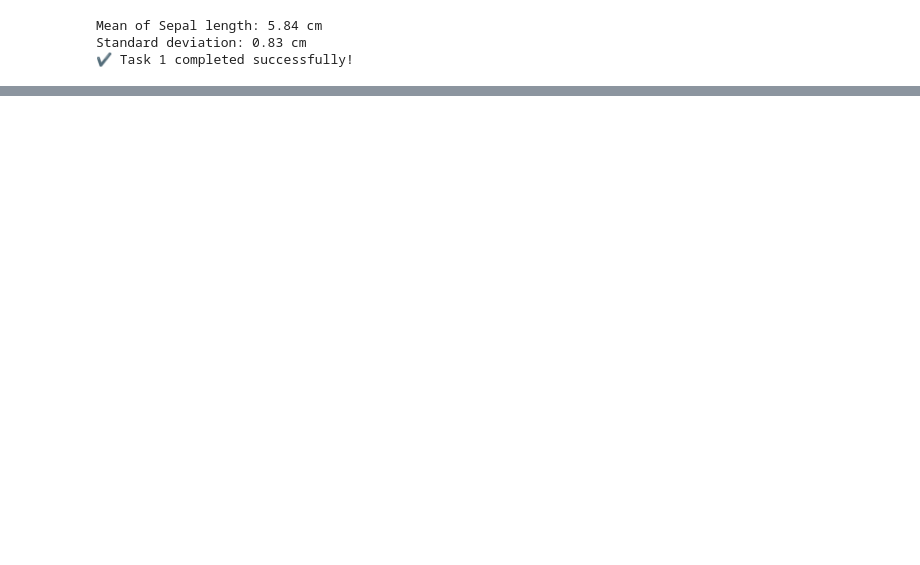
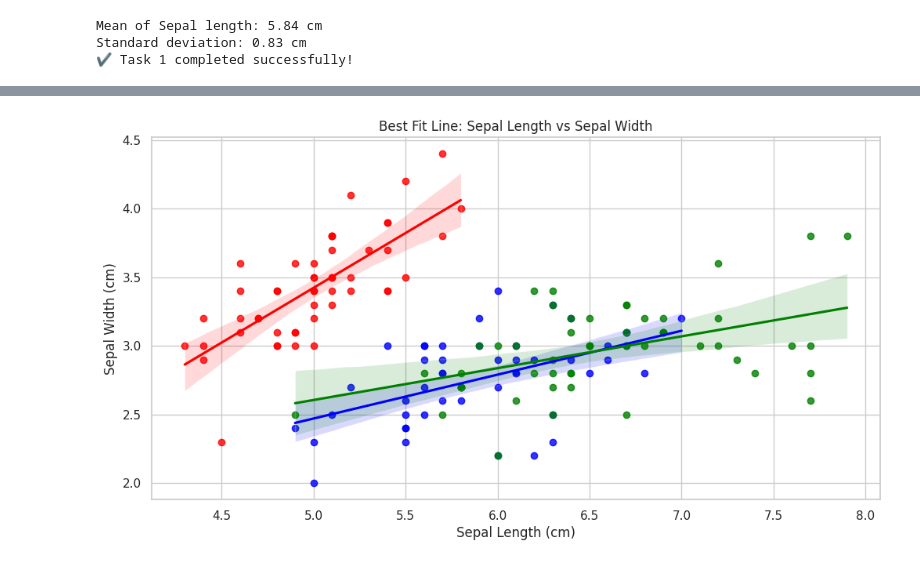
Before and after one commit to CeZa18/ITAI-1371-ML-Labs, a Jupyter notebook: Module_02_Lab_Excercise.ipynb, the cells around one changed output, grey strips where cells are left out. Drawn from its saved outputs; the diff is of its cells as text; code cells hidden in the pictures; blank space fills up the shorter version.

```diff
--- a/Module_02_Lab_Excercise.ipynb
+++ b/Module_02_Lab_Excercise.ipynb
@@ -201,0 +184,26 @@ Standard deviation: 0.83 cm
+# %%
+# Practice more visualizations by adding best fit line using a trending line plot
+
+# 1) Set style and create the plot
+sns.set(style="whitegrid")
+plt.figure(figsize=(12, 6))
+
+# Format species colors
+species_colors = {'setosa': 'red', 'versicolor': 'blue', 'virginica': 'green'}
+
+# 2) Plot the trendlines for each species 2.1) Use sns.regplot to automatically
+# plot data points and the best fit trendline
+for species in df['species'].unique():
+  species_data = df[df['species'] == species]
+  sns.regplot(x='sepal length (cm)', y='sepal width (cm)', data=species_data,
+              color=species_colors[species])
+
+# 3) Labels and title
+plt.xlabel('Sepal Length (cm)')
+plt.ylabel('Sepal Width (cm)')
+plt.title('Best Fit Line: Sepal Length vs Sepal Width')
+
+# 4) Show the plot
+plt.show()
+# %% [output]
+[figure, added]
```
Also changed, not shown: parts of 8 cells of this notebook.
